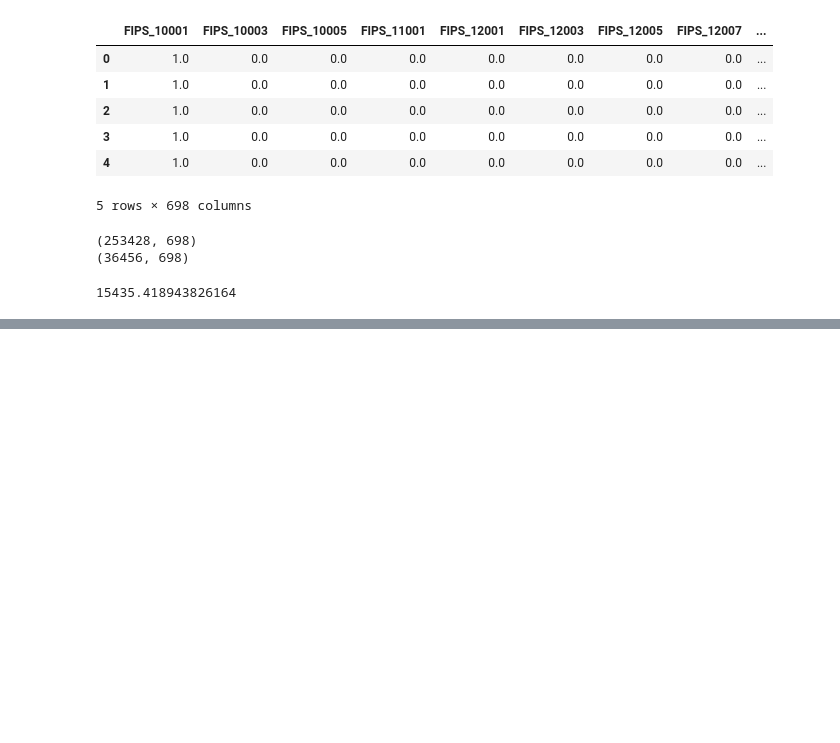
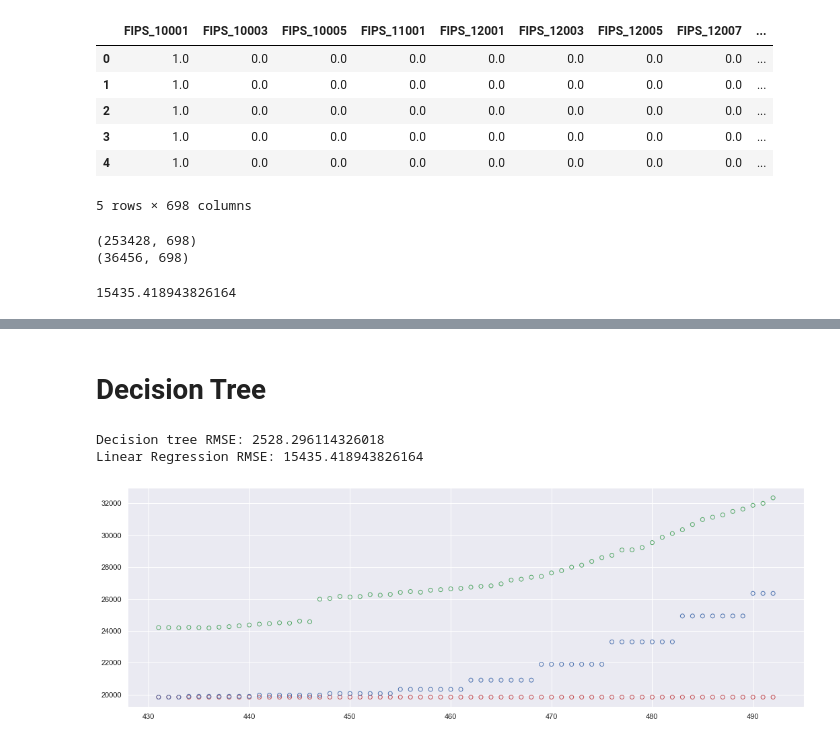
Before and after one commit to ehmartens/cs5644-project, a Jupyter notebook: EHM Linear Model Explore.ipynb, the cells around one changed output, grey strips where cells are left out. Cells and saved outputs as stored; diff of their text form; code cells hidden in the pictures; blank space fills up the shorter version.

Commit message:
adding DT Regression

```diff
--- a/EHM Linear Model Explore.ipynb
+++ b/EHM Linear Model Explore.ipynb
@@ -228,0 +210,34 @@ plt.scatter(x=X_test[county_mask]['days_from_start'], y=y_test_cases[county_mask
+# %% [markdown]
+# Decision Tree
+# %%
+# Testing on cases
+
+model_dt = DecisionTreeRegressor()
+
+scores_dt = model_selection.cross_validate(model_dt, X_train, y_train_cases, cv=5, scoring='neg_root_mean_squared_error')
+
+## Training model on entire training dataset
+model_dt.fit(X_train, y_train_cases)
+
+y_preds_dt = model_dt.predict(X_test)
+
+print()
+# The mean square error
+rmse_dt = np.sqrt(np.mean((y_preds_dt - y_test_cases) ** 2))
+# %%
+print('Decision tree RMSE:', rmse_dt)
+print('Linear Regression RMSE:', rmse)
+# %% [output]
+Decision tree RMSE: 2528.296114326018
+Linear Regression RMSE: 15435.418943826164
+# %%
+# Checking out how the prediction looked vs the model
+county_mask = X_test['FIPS_12005'] == 1
+county_mask_train = X_train['FIPS_12005'] == 1
+plt.figure(figsize=(18, 6))
+plt.scatter(x=X_test[county_mask]['days_from_start'], y=y_preds_dt[county_mask], color='none', edgecolor='r')
+plt.scatter(x=X_test[county_mask]['days_from_start'], y=y_preds[county_mask], color='none', edgecolor='g')
+#plt.scatter(x=X_train[county_mask_train]['days_from_start'], y=y_train_cases[county_mask_train], color='none', edgecolor='b')
+plt.scatter(x=X_test[county_mask]['days_from_start'], y=y_test_cases[county_mask], color='none', edgecolor='b');
+# %% [output]
+[figure, added]
```
Also changed, not shown: parts of 19 cells of this notebook.
